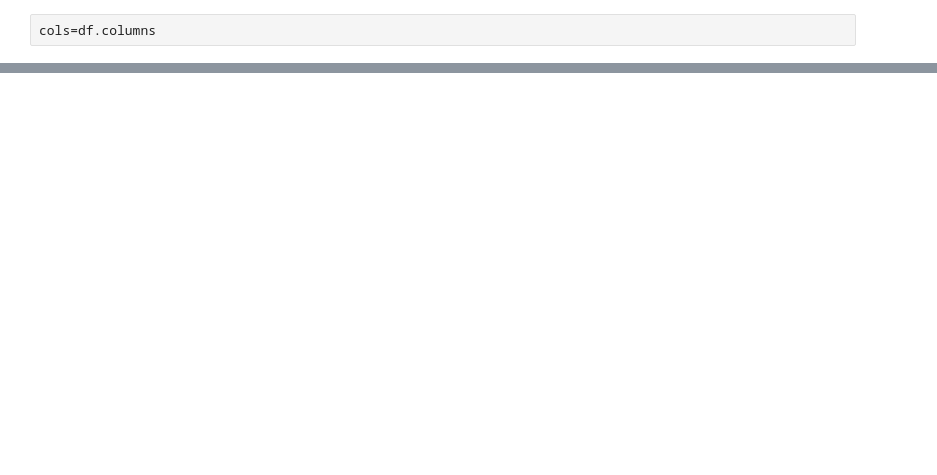
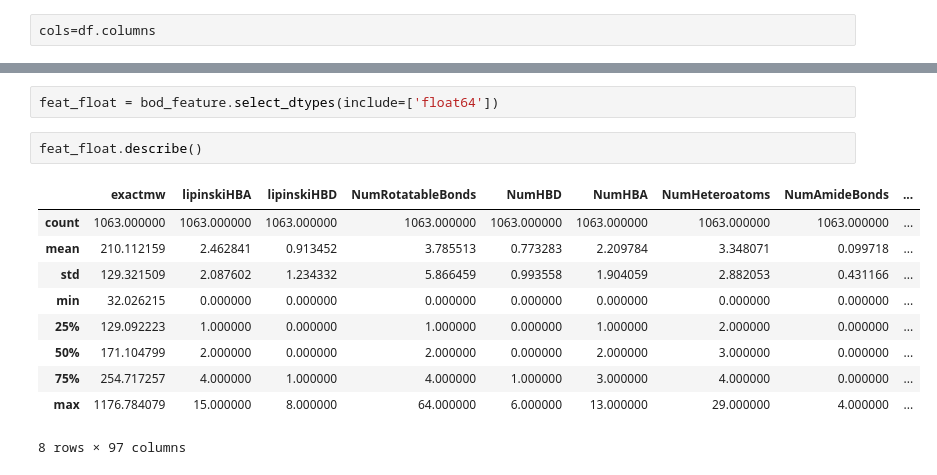
Before and after one commit to chembed/DeepChEmbed, a Jupyter notebook: deepchembed/notebook_scripts/bod_rdkit_explore.ipynb, the cells around one changed output, grey strips where cells are left out. Drawn from its saved outputs; the diff is of its cells as text; blank space fills up the shorter version.

```diff
--- a/deepchembed/notebook_scripts/bod_rdkit_explore.ipynb
+++ b/deepchembed/notebook_scripts/bod_rdkit_explore.ipynb
@@ -126,0 +126,15 @@ sns.pairplot(df[cols[5:40].difference(cols[6:20])])
+# %%
+feat_float = bod_feature.select_dtypes(include=['float64'])
+# %%
+feat_float.describe()
+# %% [output]
+|  | exactmw | lipinskiHBA | lipinskiHBD | NumRotatableBonds | NumHBD | NumHBA | NumHeteroatoms | NumAmideBonds | ... |
+| count | 1063.000000 | 1063.000000 | 1063.000000 | 1063.000000 | 1063.000000 | 1063.000000 | 1063.000000 | 1063.000000 | ... |
+| mean | 210.112159 | 2.462841 | 0.913452 | 3.785513 | 0.773283 | 2.209784 | 3.348071 | 0.099718 | ... |
+| std | 129.321509 | 2.087602 | 1.234332 | 5.866459 | 0.993558 | 1.904059 | 2.882053 | 0.431166 | ... |
+| min | 32.026215 | 0.000000 | 0.000000 | 0.000000 | 0.000000 | 0.000000 | 0.000000 | 0.000000 | ... |
+| 25% | 129.092223 | 1.000000 | 0.000000 | 1.000000 | 0.000000 | 1.000000 | 2.000000 | 0.000000 | ... |
+| 50% | 171.104799 | 2.000000 | 0.000000 | 2.000000 | 0.000000 | 2.000000 | 3.000000 | 0.000000 | ... |
+| 75% | 254.717257 | 4.000000 | 1.000000 | 4.000000 | 1.000000 | 3.000000 | 4.000000 | 0.000000 | ... |
+| max | 1176.784079 | 15.000000 | 8.000000 | 64.000000 | 6.000000 | 13.000000 | 29.000000 | 4.000000 | ... |
+8 rows × 97 columns
```
Also changed, not shown: parts of 82 cells of this notebook, 1 other file.
